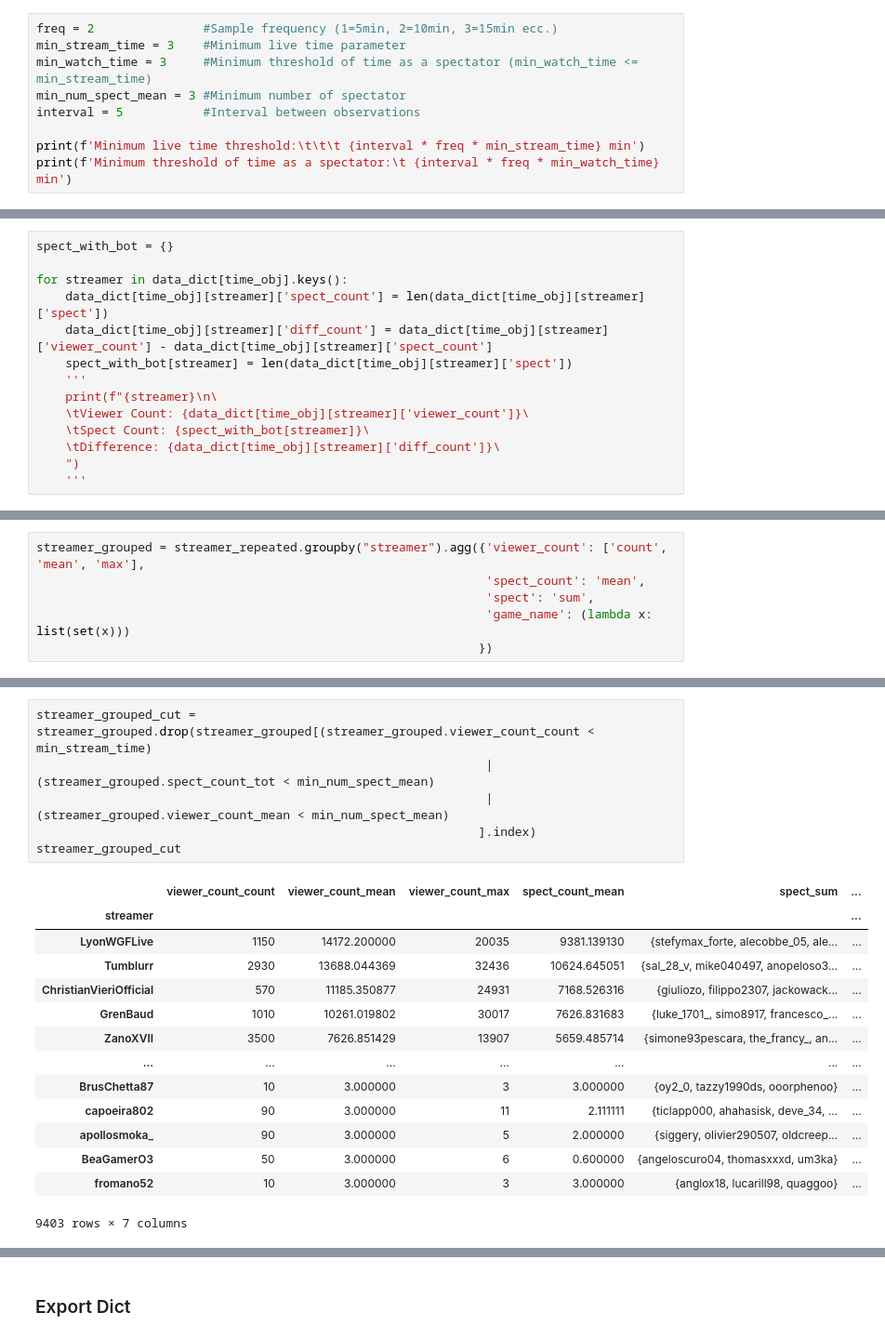
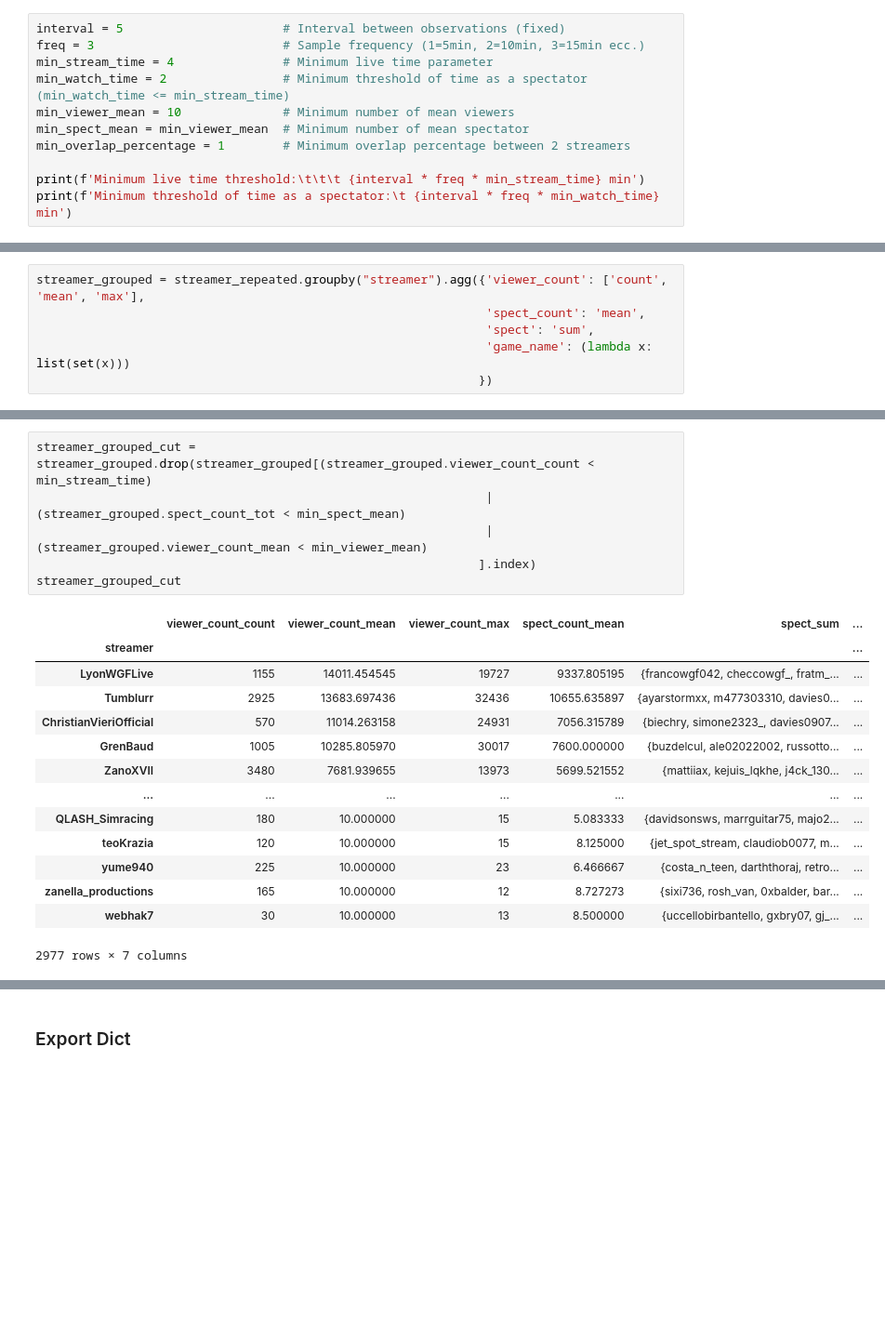
Before and after one commit to gianscuri/Italian_Twitch_Community_Graph_Database, a Jupyter notebook: DataProcessing/DataProcessing.ipynb, the cells around one changed output, grey strips where cells are left out. Shown at 93% size. Cells and saved outputs as stored; diff of their text form; blank space fills up the shorter version.

```diff
--- a/DataProcessing/DataProcessing.ipynb
+++ b/DataProcessing/DataProcessing.ipynb
@@ -19,9 +34,11 @@ Dataset relazioni/ matrice streamer:
 # %%
-freq = 2               #Sample frequency (1=5min, 2=10min, 3=15min ecc.)
-min_stream_time = 3    #Minimum live time parameter
-min_watch_time = 3     #Minimum threshold of time as a spectator (min_watch_time <= min_stream_time)
-min_num_spect_mean = 3 #Minimum number of spectator
-interval = 5           #Interval between observations
+interval = 5                      # Interval between observations (fixed)
+freq = 3                          # Sample frequency (1=5min, 2=10min, 3=15min ecc.)
+min_stream_time = 4               # Minimum live time parameter
+min_watch_time = 2                # Minimum threshold of time as a spectator (min_watch_time <= min_stream_time)
+min_viewer_mean = 10              # Minimum number of mean viewers
+min_spect_mean = min_viewer_mean  # Minimum number of mean spectator
+min_overlap_percentage = 1        # Minimum overlap percentage between 2 streamers
 
 print(f'Minimum live time threshold:\t\t\t {interval * freq * min_stream_time} min')
 print(f'Minimum threshold of time as a spectator:\t {interval * freq * min_watch_time} min')
@@ -118,14 +126,0 @@ Difference between viewer and spect for a time instant, can be negative and posi
-# %%
-spect_with_bot = {}
-
-for streamer in data_dict[time_obj].keys():
-    data_dict[time_obj][streamer]['spect_count'] = len(data_dict[time_obj][streamer]['spect'])
-    data_dict[time_obj][streamer]['diff_count'] = data_dict[time_obj][streamer]['viewer_count'] - data_dict[time_obj][streamer]['spect_count']
-    spect_with_bot[streamer] = len(data_dict[time_obj][streamer]['spect'])
-    '''
-    print(f"{streamer}\n\
-    \tViewer Count: {data_dict[time_obj][streamer]['viewer_count']}\
-    \tSpect Count: {spect_with_bot[streamer]}\
-    \tDifference: {data_dict[time_obj][streamer]['diff_count']}\
-    ")
-    '''
@@ -242,22 +250,22 @@ streamer_grouped
 # %%
 streamer_grouped_cut = streamer_grouped.drop(streamer_grouped[(streamer_grouped.viewer_count_count < min_stream_time)
-                                                              | (streamer_grouped.spect_count_tot < min_num_spect_mean)
-                                                              | (streamer_grouped.viewer_count_mean < min_num_spect_mean)
+                                                              | (streamer_grouped.spect_count_tot < min_spect_mean)
+                                                              | (streamer_grouped.viewer_count_mean < min_viewer_mean)
                                                              ].index)
 streamer_grouped_cut
 # %% [output]
 |  | viewer_count_count | viewer_count_mean | viewer_count_max | spect_count_mean | spect_sum | ... |
 | streamer |  |  |  |  |  | ... |
-| LyonWGFLive | 1150 | 14172.200000 | 20035 | 9381.139130 | {stefymax_forte, alecobbe_05, ale... | ... |
-| Tumblurr | 2930 | 13688.044369 | 32436 | 10624.645051 | {sal_28_v, mike040497, anopeloso3... | ... |
-| ChristianVieriOfficial | 570 | 11185.350877 | 24931 | 7168.526316 | {giuliozo, filippo2307, jackowack... | ... |
-| GrenBaud | 1010 | 10261.019802 | 30017 | 7626.831683 | {luke_1701_, simo8917, francesco_... | ... |
-| ZanoXVII | 3500 | 7626.851429 | 13907 | 5659.485714 | {simone93pescara, the_francy_, an... | ... |
+| LyonWGFLive | 1155 | 14011.454545 | 19727 | 9337.805195 | {francowgf042, checcowgf_, fratm_... | ... |
+| Tumblurr | 2925 | 13683.697436 | 32436 | 10655.635897 | {ayarstormxx, m477303310, davies0... | ... |
+| ChristianVieriOfficial | 570 | 11014.263158 | 24931 | 7056.315789 | {biechry, simone2323_, davies0907... | ... |
+| GrenBaud | 1005 | 10285.805970 | 30017 | 7600.000000 | {buzdelcul, ale02022002, russotto... | ... |
+| ZanoXVII | 3480 | 7681.939655 | 13973 | 5699.521552 | {mattiiax, kejuis_lqkhe, j4ck_130... | ... |
 | ... | ... | ... | ... | ... | ... | ... |
-| BrusChetta87 | 10 | 3.000000 | 3 | 3.000000 | {oy2_0, tazzy1990ds, ooorphenoo} | ... |
-| capoeira802 | 90 | 3.000000 | 11 | 2.111111 | {ticlapp000, ahahasisk, deve_34, ... | ... |
-| apollosmoka_ | 90 | 3.000000 | 5 | 2.000000 | {siggery, olivier290507, oldcreep... | ... |
-| BeaGamerO3 | 50 | 3.000000 | 6 | 0.600000 | {angeloscuro04, thomasxxxd, um3ka} | ... |
-| fromano52 | 10 | 3.000000 | 3 | 3.000000 | {anglox18, lucarill98, quaggoo} | ... |
+| QLASH_Simracing | 180 | 10.000000 | 15 | 5.083333 | {davidsonsws, marrguitar75, majo2... | ... |
+| teoKrazia | 120 | 10.000000 | 15 | 8.125000 | {jet_spot_stream, claudiob0077, m... | ... |
+| yume940 | 225 | 10.000000 | 23 | 6.466667 | {costa_n_teen, darththoraj, retro... | ... |
+| zanella_productions | 165 | 10.000000 | 12 | 8.727273 | {sixi736, rosh_van, 0xbalder, bar... | ... |
+| webhak7 | 30 | 10.000000 | 13 | 8.500000 | {uccellobirbantello, gxbry07, gj_... | ... |
-9403 rows × 7 columns
+2977 rows × 7 columns
 # %%
```
Also changed, not shown: parts of 48 cells of this notebook, 6 other files.
